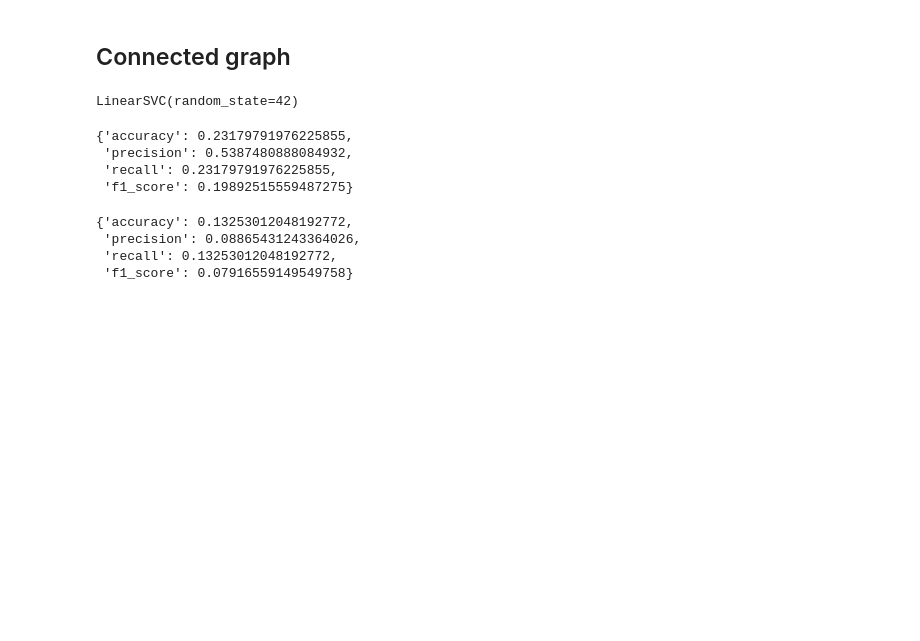
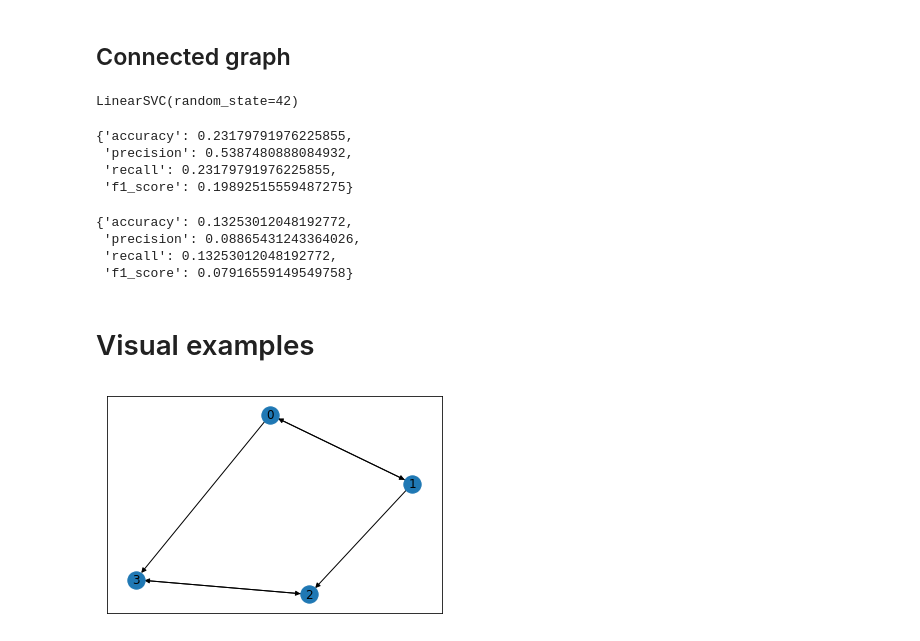
Before and after one commit to Szmajasz/diff2vec4directed, a Jupyter notebook: classification.ipynb, the cells around one changed output. Saved outputs shown, nothing was run; the diff lists cells and outputs as text; code cells hidden in the pictures; blank space fills up the shorter version.

```diff
--- a/classification.ipynb
+++ b/classification.ipynb
@@ -106,3 +106,13 @@ get_scores(y_test, y_pred)
  'precision': 0.08865431243364026,
  'recall': 0.13253012048192772,
  'f1_score': 0.07916559149549758}
+# %% [markdown]
+# Visual examples
+# %%
+import pandas as pd
+import networkx as nx
+
+graph = nx.from_edgelist(pd.read_csv('/Users/szymonszmajdzinski/Documents/Studia/Magisterskie/MLoG/diff2vec4directed-1/data/test3.csv', index_col=None).values.tolist(), create_using=nx.DiGraph)
+nx.draw_networkx(graph)
+# %% [output]
+[figure, added]
```
Also changed, not shown: parts of 1 cell of this notebook.
